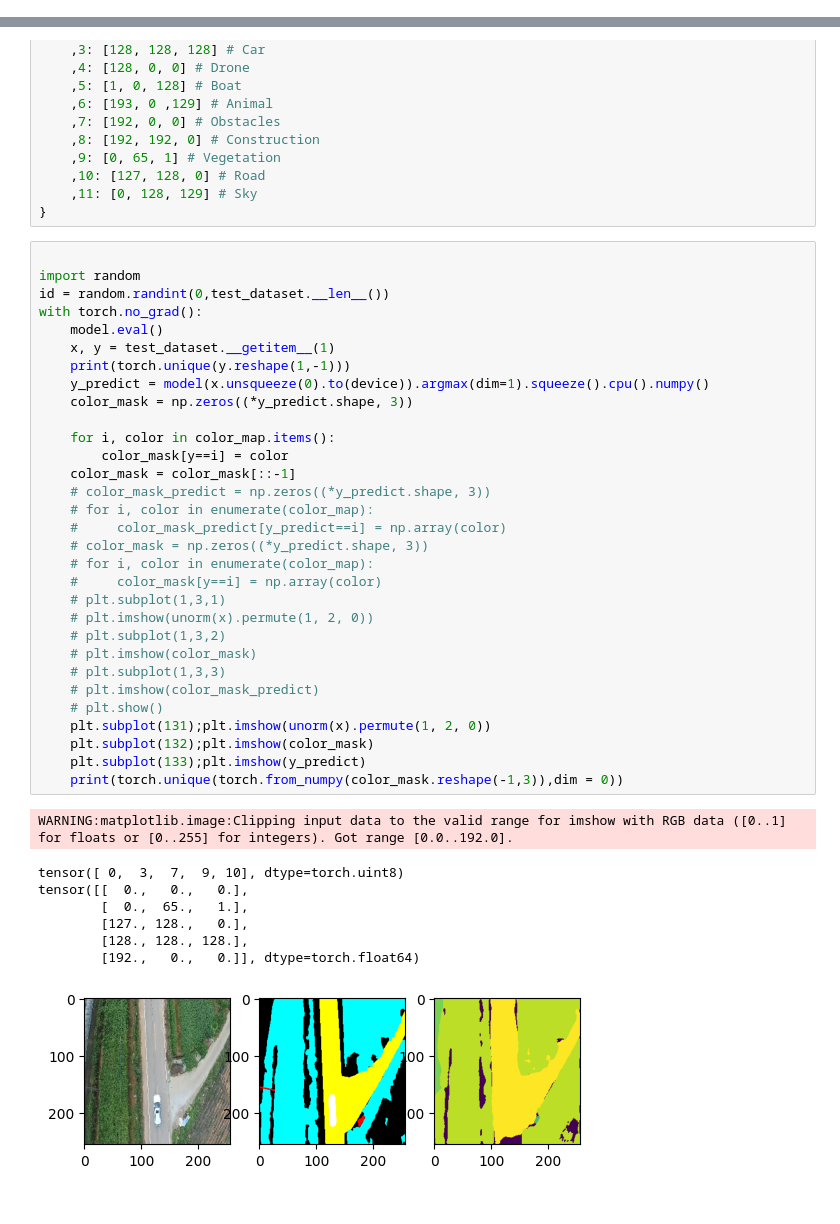
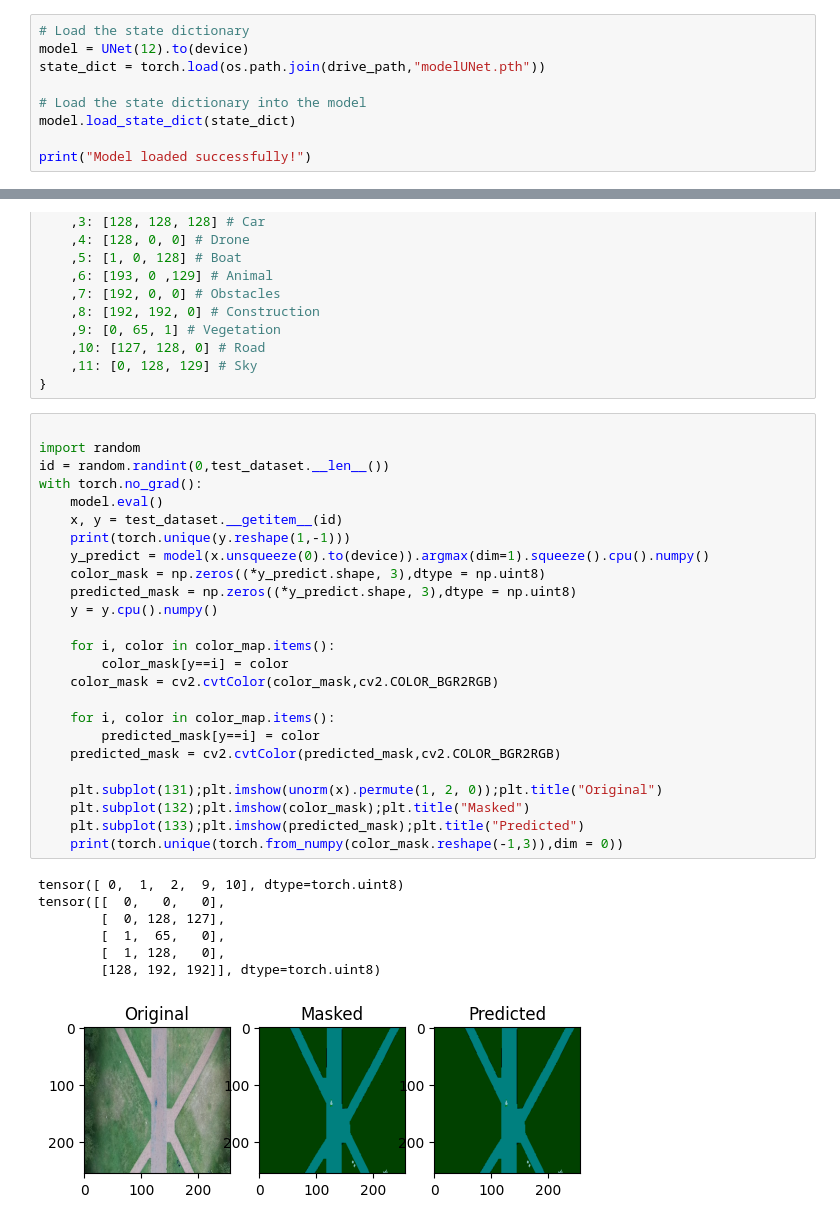
Before and after one commit to Coder0469/Do-an-1, a Jupyter notebook: Week3/B2_basic_pipeline_PASCALVOC.ipynb, the cells around one changed output, grey strips where cells are left out. Cells and saved outputs as stored; diff of their text form.

```diff
--- a/Week3/B2_basic_pipeline_PASCALVOC.ipynb
+++ b/Week3/B2_basic_pipeline_PASCALVOC.ipynb
@@ -376,3 +368,12 @@ dice_meter = AverageMeter()
 iou_meter = AverageMeter()
 # %% [output]
 num_workers = 2
+# %%
+# Load the state dictionary
+model = UNet(12).to(device)
+state_dict = torch.load(os.path.join(drive_path,"modelUNet.pth"))
+
+# Load the state dictionary into the model
+model.load_state_dict(state_dict)
+
+print("Model loaded successfully!")
@@ -453,40 +456,33 @@ color_map = {
 # %%
 
 import random
 id = random.randint(0,test_dataset.__len__())
 with torch.no_grad():
     model.eval()
-    x, y = test_dataset.__getitem__(1)
+    x, y = test_dataset.__getitem__(id)
     print(torch.unique(y.reshape(1,-1)))
     y_predict = model(x.unsqueeze(0).to(device)).argmax(dim=1).squeeze().cpu().numpy()
-    color_mask = np.zeros((*y_predict.shape, 3))
+    color_mask = np.zeros((*y_predict.shape, 3),dtype = np.uint8)
+    predicted_mask = np.zeros((*y_predict.shape, 3),dtype = np.uint8)
+    y = y.cpu().numpy()
 
     for i, color in color_map.items():
         color_mask[y==i] = color
-    color_mask = color_mask[::-1]
-    # color_mask_predict = np.zeros((*y_predict.shape, 3))
-    # for i, color in enumerate(color_map):
-    #     color_mask_predict[y_predict==i] = np.array(color)
-    # color_mask = np.zeros((*y_predict.shape, 3))
-    # for i, color in enumerate(color_map):
-    #     color_mask[y==i] = np.array(color)
-    # plt.subplot(1,3,1)
-    # plt.imshow(unorm(x).permute(1, 2, 0))
-    # plt.subplot(1,3,2)
-    # plt.imshow(color_mask)
-    # plt.subplot(1,3,3)
-    # plt.imshow(color_mask_predict)
-    # plt.show()
-    plt.subplot(131);plt.imshow(unorm(x).permute(1, 2, 0))
-    plt.subplot(132);plt.imshow(color_mask)
-    plt.subplot(133);plt.imshow(y_predict)
+    color_mask = cv2.cvtColor(color_mask,cv2.COLOR_BGR2RGB)
+
+    for i, color in color_map.items():
+        predicted_mask[y==i] = color
+    predicted_mask = cv2.cvtColor(predicted_mask,cv2.COLOR_BGR2RGB)
+
+    plt.subplot(131);plt.imshow(unorm(x).permute(1, 2, 0));plt.title("Original")
+    plt.subplot(132);plt.imshow(color_mask);plt.title("Masked")
+    plt.subplot(133);plt.imshow(predicted_mask);plt.title("Predicted")
     print(torch.unique(torch.from_numpy(color_mask.reshape(-1,3)),dim = 0))
 # %% [output]
-WARNING:matplotlib.image:Clipping input data to the valid range for imshow with RGB data ([0..1] for floats or [0..255] for integers). Got range [0.0..192.0].
+tensor([ 0,  1,  2,  9, 10], dtype=torch.uint8)
+tensor([[  0,   0,   0],
+        [  0, 128, 127],
+        [  1,  65,   0],
+        [  1, 128,   0],
+        [128, 192, 192]], dtype=torch.uint8)
-tensor([ 0,  3,  7,  9, 10], dtype=torch.uint8)
-tensor([[  0.,   0.,   0.],
-        [  0.,  65.,   1.],
-        [127., 128.,   0.],
-        [128., 128., 128.],
-        [192.,   0.,   0.]], dtype=torch.float64)
-[figure, old version]
+[figure, new version]
```
Also changed, not shown: parts of 5 cells of this notebook.
